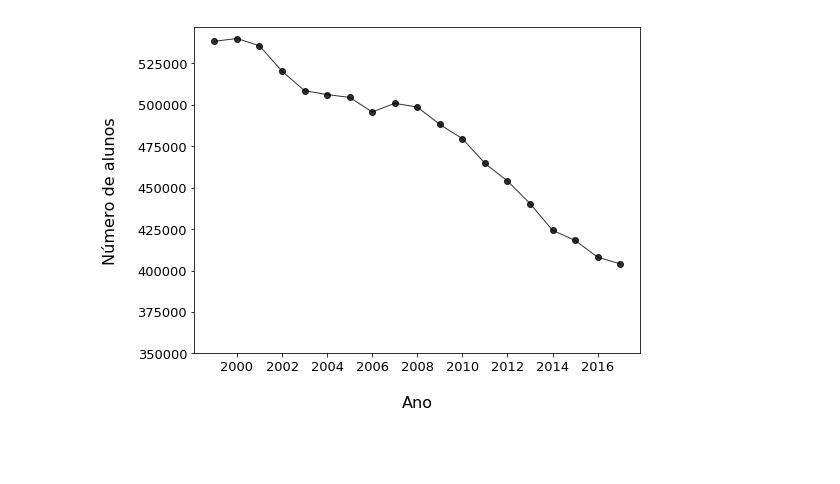
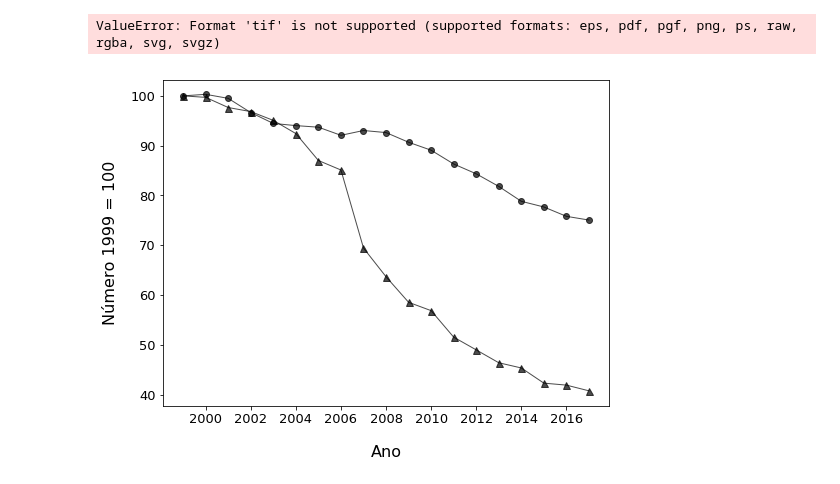
Before and after one commit to joaodolobo/Graficos_evolucao_escolas, a Jupyter notebook: Grafico_escolas.ipynb, the cells around one changed output. Saved outputs shown, nothing was run; the diff lists cells and outputs as text; code cells hidden in the pictures; blank space fills up the shorter version.

```diff
--- a/Grafico_escolas.ipynb
+++ b/Grafico_escolas.ipynb
@@ -21,0 +15,3 @@ df_escolas_1CEB.tail(2)
+# %%
+df_escolas_1CEB_1999_17 = df_escolas_1CEB.loc[1999:2017,]
+df_escolas_1CEB_1999_17.tail(3)
@@ -21,0 +24,6 @@ df_escolas_1CEB.tail(2)
+# %%
+df_escolas_1CEB_1999_17['Number_students_index'] = df_escolas_1CEB_1999_17.Number_students/\
+df_escolas_1CEB_1999_17.loc[1999, 'Number_students']*100
+df_escolas_1CEB_1999_17['Number_schools_index'] = df_escolas_1CEB_1999_17.Number_schools/\
+df_escolas_1CEB_1999_17.loc[1999, 'Number_schools']*100
+df_escolas_1CEB_1999_17.head()
@@ -22,16 +51,19 @@ df_escolas_1CEB.tail(2)
 # %%
-fig, ax = plt.subplots(1, figsize = [8,6] )
-ax.plot(df_escolas_1CEB.loc[1999:2017,'Number_students'], color = 'black',
-        alpha = 0.8, linewidth=1, marker = "o", markersize=6, markevery=1)
+fig, ax = plt.subplots(1, figsize = [8,6])
+ax.plot(df_escolas_1CEB_1999_17.Number_students_index, color = 'black',
+        alpha = 0.7, linewidth=1, marker = "o", markersize=6, markevery=1)
+ax.plot(df_escolas_1CEB_1999_17.Number_schools_index, color = 'black',
+        alpha = 0.7, linewidth=1, marker = "^", markersize=7, markevery=1)
 ax.xaxis.set_major_locator(ticker.MultipleLocator(2))
 ax.tick_params(axis = 'both', labelsize = 13)
-plt.ylim(bottom = 350000)
+#plt.ylim(bottom = 50)
 ax.set_xlabel('Ano', fontsize = 16)
-ax.set_ylabel('Número de alunos', fontsize = 16)
-ax.yaxis.set_label_coords(-0.17, 0.5)
-ax.xaxis.set_label_coords(0.5, -0.13)
+ax.set_ylabel('Número 1999 = 100', fontsize = 16)
+ax.yaxis.set_label_coords(-0.10, 0.5)
+ax.xaxis.set_label_coords(0.5, -0.12)
 
 plt.plot()
 plt.savefig('10_Questionários/TFR_MIG_Grupos_mun.tif', dpi=230,  bbox_inches="tight")
 # %% [output]
+ValueError: Format 'tif' is not supported (supported formats: eps, pdf, pgf, png, ps, raw, rgba, svg, svgz)
-[figure, old version]
+[figure, new version]
```
Also changed, not shown: parts of 6 cells of this notebook.
